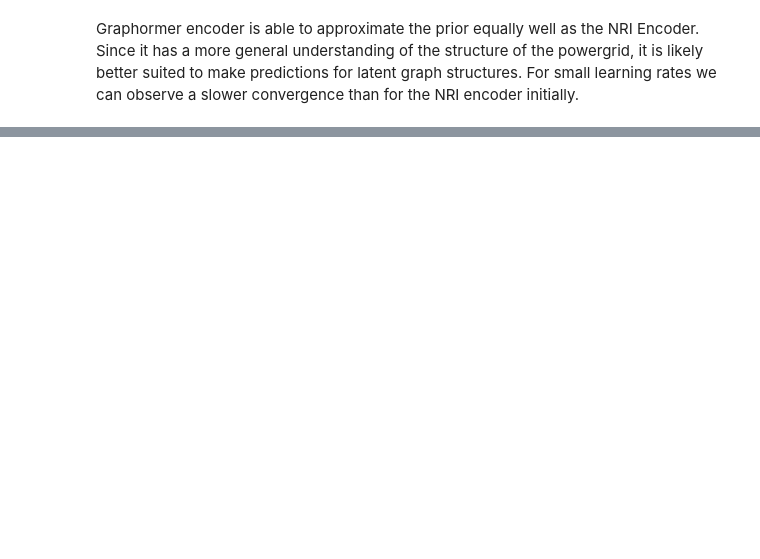
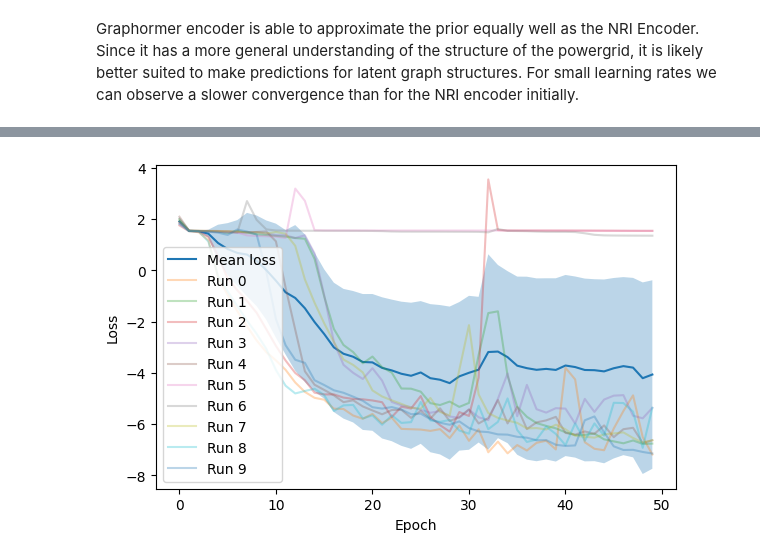
Before and after one commit to HansDampf37/NRI-for-explainable-RL-in-Power-Grids, a Jupyter notebook: visualization/graphormer_vs_nri_encoder_prior_approx.ipynb, the cells around one changed output, grey strips where cells are left out. Drawn from its saved outputs; the diff is of its cells as text; code cells hidden in the pictures; blank space fills up the shorter version.

```diff
--- a/visualization/graphormer_vs_nri_encoder_prior_approx.ipynb
+++ b/visualization/graphormer_vs_nri_encoder_prior_approx.ipynb
@@ -115,0 +135,7 @@ Graphormer encoder is able to approximate the prior equally well as the NRI Enco
+# %%
+loss_curves_per_run = []
+n_runs = 10
+for i in range(n_runs):
+    graphormer_encoder_short = GraphormerNRIEncoder(x_dim=env.observation_space.x_dim, hidden_dim=16, num_edge_types=2, max_degree=7, max_path_distance=9)
+    loss_curve = train(graphormer_encoder_short, ds, num_epochs=50)
+    loss_curves_per_run.append(loss_curve)
@@ -115,0 +160,19 @@ Graphormer encoder is able to approximate the prior equally well as the NRI Enco
+# %%
+loss_arr = np.log(np.array(loss_curves_per_run) + eps)
+mean_loss = loss_arr.mean(axis=0)
+std_loss = loss_arr.std(axis=0)
+epochs = np.arange(loss_arr.shape[1])
+
+plt.figure(figsize=(6,4))
+plt.plot(epochs, mean_loss, label="Mean loss")
+plt.fill_between(epochs, mean_loss - std_loss, mean_loss + std_loss, alpha=0.3)
+for i, run in enumerate(loss_arr):
+    plt.plot(epochs, run, label=f"Run {i}", alpha=0.3)
+
+plt.xlabel("Epoch")
+plt.ylabel("Loss")
+plt.legend()
+plt.tight_layout()
+plt.show()
+# %% [output]
+[figure, added]
```
Also changed, not shown: parts of 6 cells of this notebook, 4 other files.
